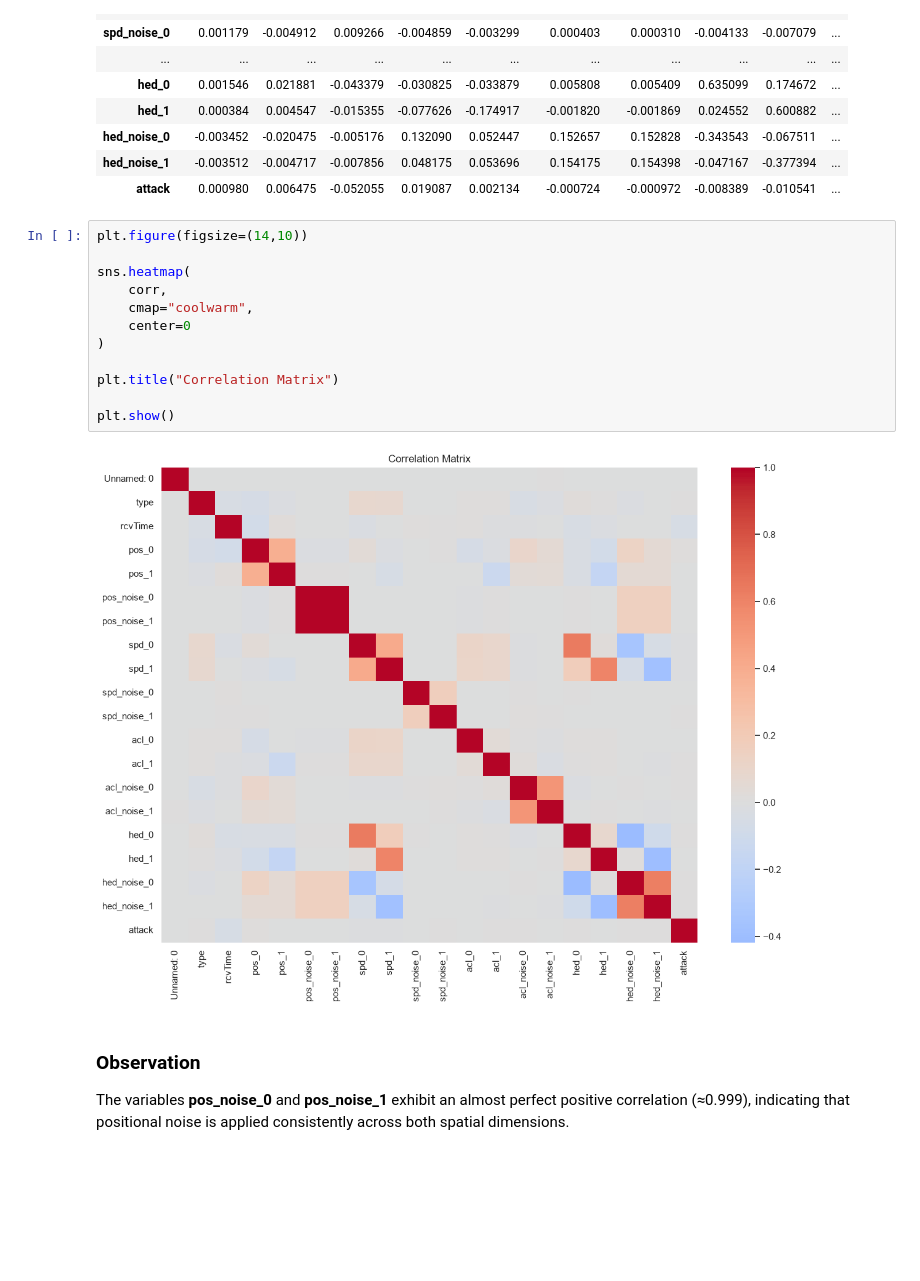
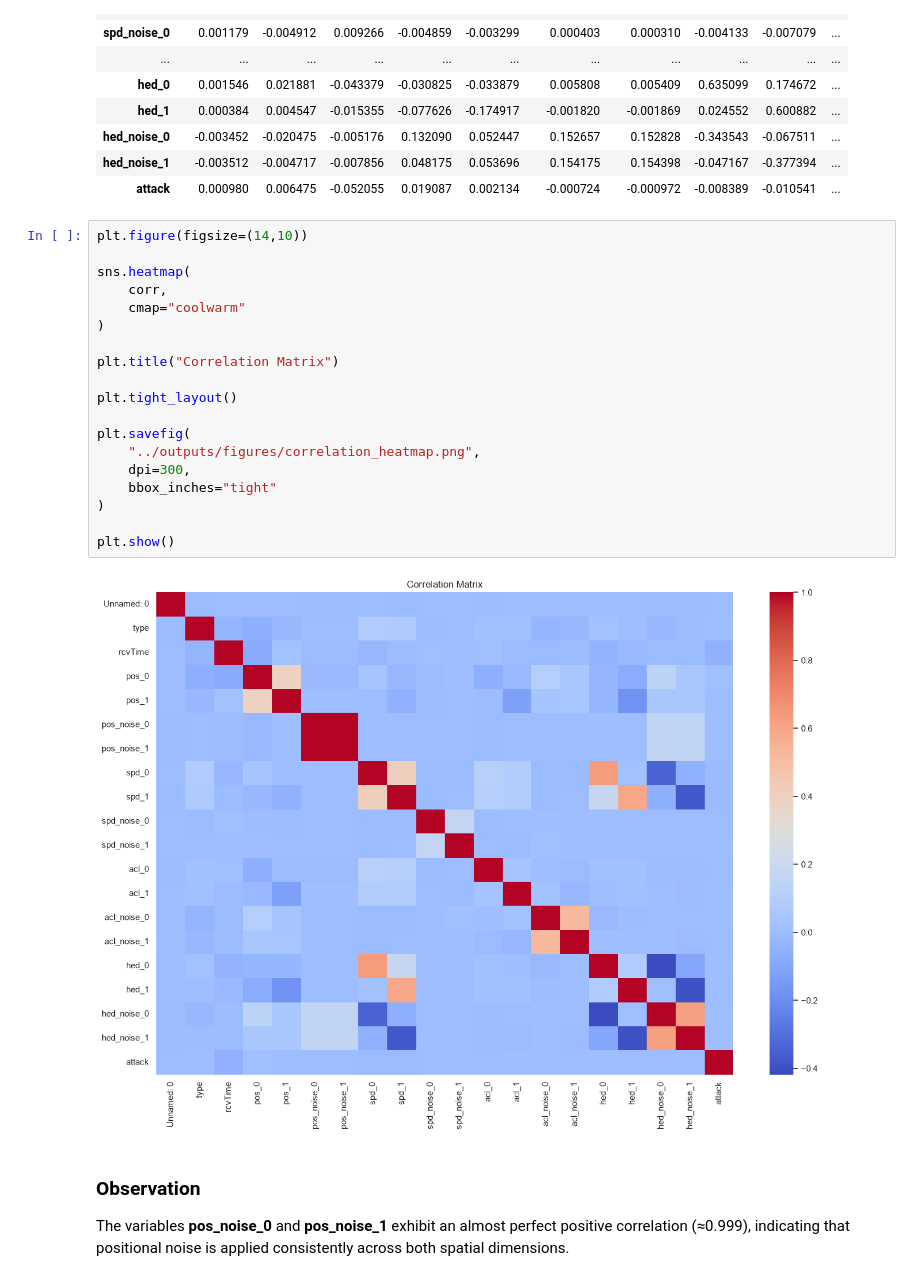
Before and after one commit to DataVineet/LLM-Explainable-Misbehavior-Reporting, a Jupyter notebook: notebooks/02_Exploratory_Data_Analysis.ipynb, the cells around one changed output. Cells and saved outputs as stored; diff of their text form; blank space fills up the shorter version.

```diff
--- a/notebooks/02_Exploratory_Data_Analysis.ipynb
+++ b/notebooks/02_Exploratory_Data_Analysis.ipynb
@@ -317,17 +362,24 @@ corr
 # %%
 plt.figure(figsize=(14,10))
 
 sns.heatmap(
     corr,
-    cmap="coolwarm",
-    center=0
+    cmap="coolwarm"
 )
 
 plt.title("Correlation Matrix")
 
+plt.tight_layout()
+
+plt.savefig(
+    "../outputs/figures/correlation_heatmap.png",
+    dpi=300,
+    bbox_inches="tight"
+)
+
 plt.show()
 # %% [output]
-[figure, old version]
+[figure, new version]
 # %% [markdown]
 ### Observation
 
```
Also changed, not shown: parts of 14 cells of this notebook, 18 other files.
